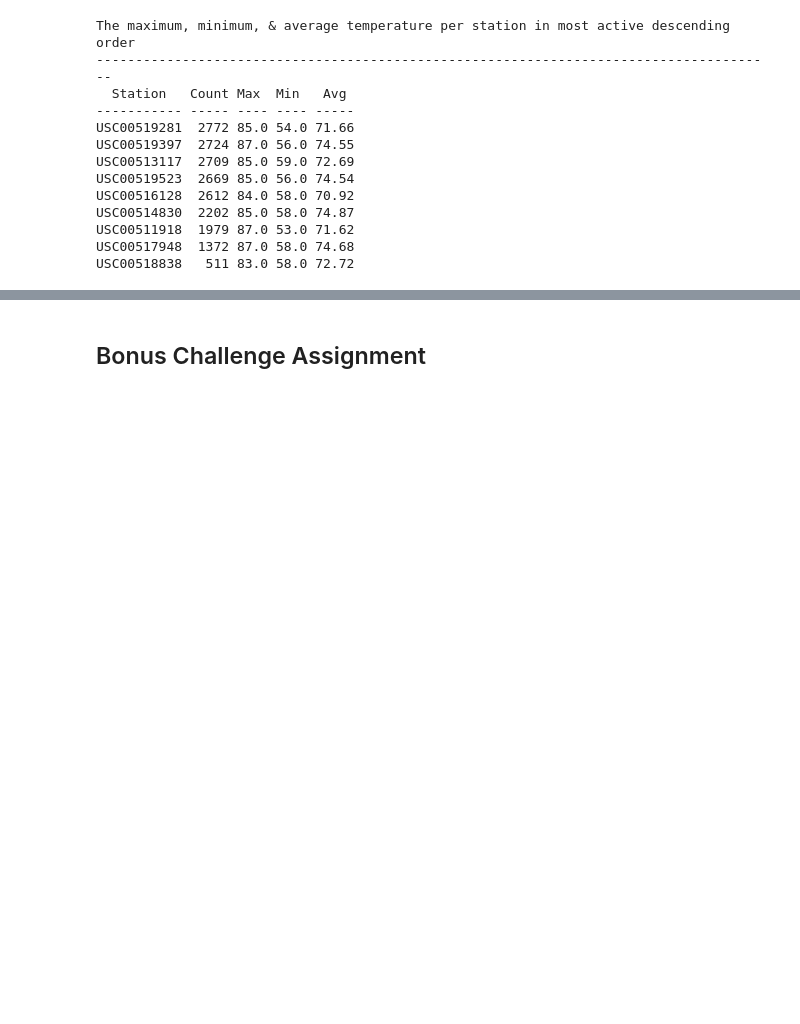
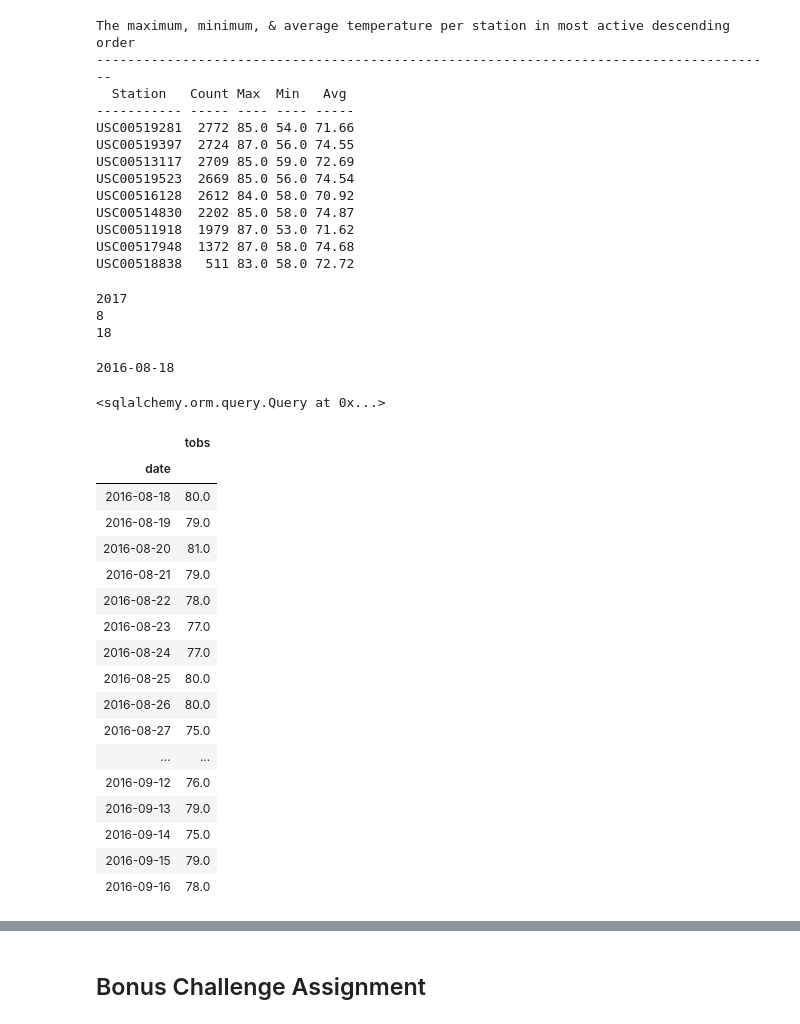
Before and after one commit to blt1339/sqlalchemy-challenge, a Jupyter notebook: climate.ipynb, the cells around one changed output, grey strips where cells are left out. Cells and saved outputs as stored; diff of their text form; code cells hidden in the pictures; blank space fills up the shorter version.

```diff
--- a/climate.ipynb
+++ b/climate.ipynb
@@ -267,0 +270,56 @@ USC00518838   511 83.0 58.0 72.72
+# %%
+# Figure out the last date in the measurement table for the most active station
+most_active_last_measurement_record = session.query(Measurement.date).filter_by(station= most_active_station).order_by(Measurement.date.desc()).first()
+
+most_active_last_measurement_year = int(most_active_last_measurement_record[0][:4])
+most_active_last_measurement_month = int(most_active_last_measurement_record[0][5:7])
+most_active_last_measurement_day = int(most_active_last_measurement_record[0][8:10])
+
+print(most_active_last_measurement_year)
+print(most_active_last_measurement_month)
+print(most_active_last_measurement_day)
+# %% [output]
+2017
+8
+18
+# %%
+most_active_date_year_ago = dt.date(most_active_last_measurement_year,\
+                                    most_active_last_measurement_month,\
+                                    most_active_last_measurement_day) - dt.timedelta(days=365)
+print(most_active_date_year_ago)
+# %% [output]
+2016-08-18
+# %%
+most_active_station_data_query = session.query(Measurement.date,Measurement.tobs).\
+                                        filter(Measurement.station== most_active_station,\
+                                               Measurement.date >= most_active_date_year_ago)
+most_active_station_data_query
+# %% [output]
+<sqlalchemy.orm.query.Query at 0x...>
+# %%
+# Save the query results as a Pandas DataFrame and set the index to the date column
+most_active_precipitation_12_months_df = pd.read_sql_query(most_active_station_data_query.statement,session.bind)
+most_active_precipitation_12_months_df.set_index('date', inplace=True)
+
+# Sort the dataframe by date
+most_active_precipitation_12_months_df = most_active_precipitation_12_months_df.sort_values(by='date',ascending=True)
+most_active_precipitation_12_months_df.head(30)
+# %% [output]
+|  | tobs |
+| date |  |
+| 2016-08-18 | 80.0 |
+| 2016-08-19 | 79.0 |
+| 2016-08-20 | 81.0 |
+| 2016-08-21 | 79.0 |
+| 2016-08-22 | 78.0 |
+| 2016-08-23 | 77.0 |
+| 2016-08-24 | 77.0 |
+| 2016-08-25 | 80.0 |
+| 2016-08-26 | 80.0 |
+| 2016-08-27 | 75.0 |
+| ... | ... |
+| 2016-09-12 | 76.0 |
+| 2016-09-13 | 79.0 |
+| 2016-09-14 | 75.0 |
+| 2016-09-15 | 79.0 |
+| 2016-09-16 | 78.0 |
```
Also changed, not shown: parts of 4 cells of this notebook, 2 other files.
